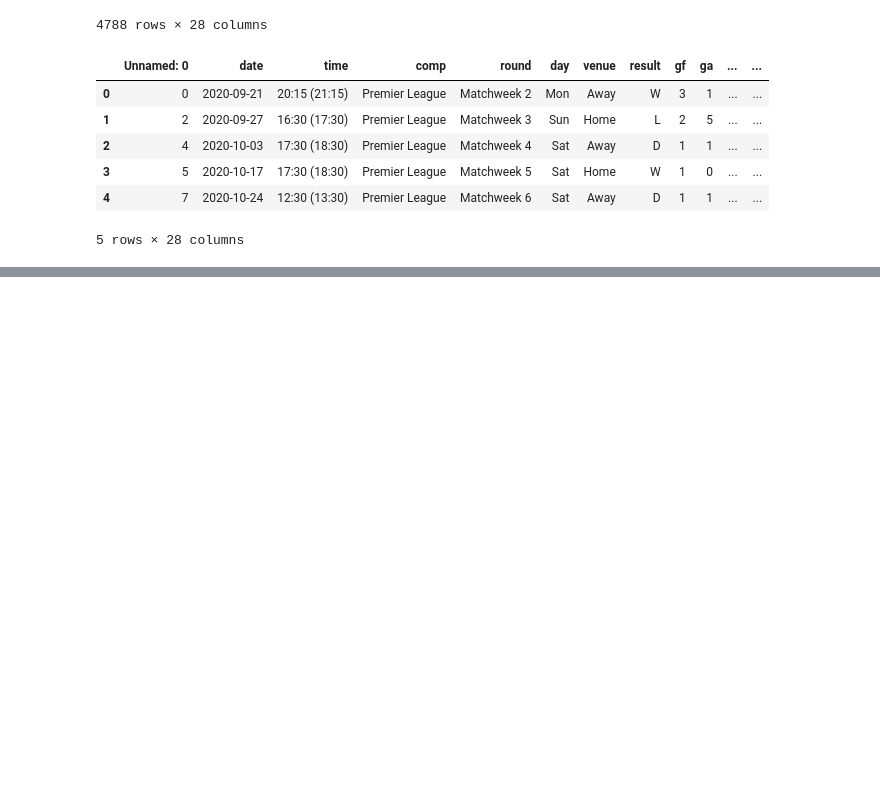
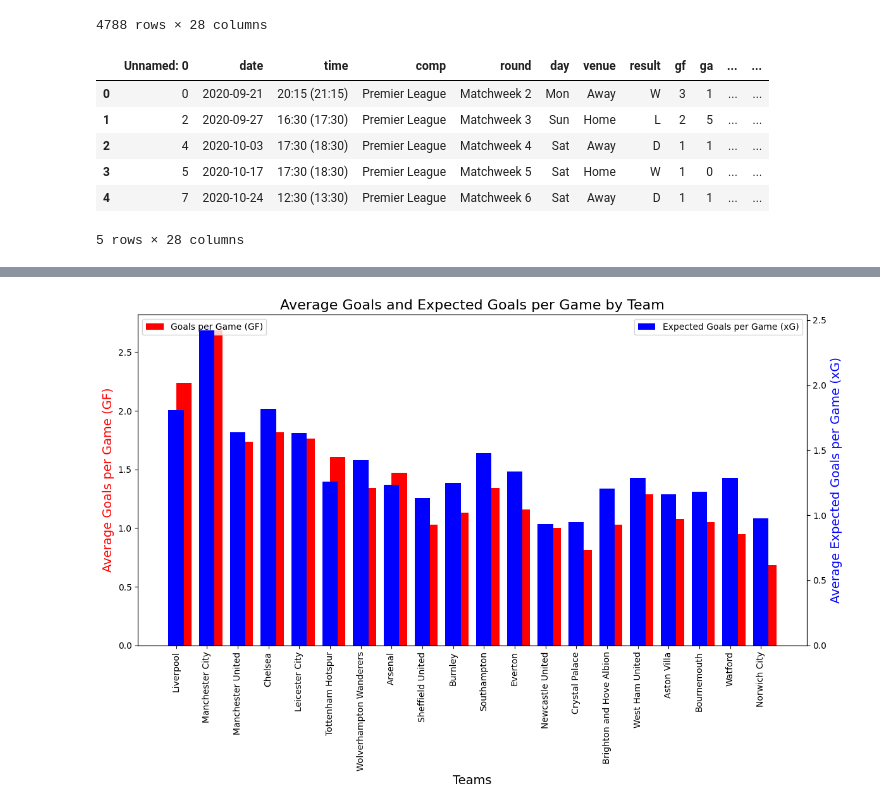
Before and after one commit to mfahadagri04/PremierLeague_DS, a Jupyter notebook: PremierLeague.ipynb, the cells around one changed output, grey strips where cells are left out. Drawn from its saved outputs; the diff is of its cells as text; code cells hidden in the pictures; blank space fills up the shorter version.

Commit message:
Made first Visualization for season 19/20 on avg goals per game and average xG per game

```diff
--- a/PremierLeague.ipynb
+++ b/PremierLeague.ipynb
@@ -32,0 +128,2 @@ df.tail()
+# %%
+df = df.drop(columns="notes")
@@ -32,0 +164,3 @@ df.tail()
+# %%
+attendance_mean = df["attendance"].mean()
+df["attendance"].fillna(attendance_mean,inplace=True)
@@ -32,0 +189,3 @@ df.tail()
+# %%
+dist_mean = df["dist"].mean()
+df["dist"].fillna(dist_mean,inplace=True)
@@ -32,0 +201,6 @@ df.tail()
+# %%
+df_2020 = df[df["season"] == 2020]
+df_2021 = df[df["season"] == 2021]
+df_2022 = df[df["season"] == 2022]
+df_2023 = df[df["season"] == 2023]
+df_2024 = df[df["season"] == 2024]
@@ -32,0 +251,46 @@ df.tail()
+# %%
+# Scatter plot of GF/xG ratio for each team
+avg_goals_per_game = df_2020leaderboard['goals_scored'] / 38
+avg_xG_per_game = df_2020leaderboard['average_xG']
+
+# Create a temporary DataFrame for plotting
+temp_df = pd.DataFrame({
+    'Team': df_2020leaderboard['team'],
+    'Goals per Game (GF)': avg_goals_per_game,
+    'Expected Goals per Game (xG)': avg_xG_per_game
+})
+
+# Convert 'Team' column to string if it's not already
+temp_df['Team'] = temp_df['Team'].astype(str)
+
+# Set up the figure and axes
+fig, ax = plt.subplots(figsize=(12, 8))
+
+# Create a bar plot for goals per game
+bars1 = ax.bar(temp_df['Team'], temp_df['Goals per Game (GF)'], color='red', width=0.5, label='Goals per Game (GF)', align='edge')
+
+# Create a second y-axis for expected goals
+ax2 = ax.twinx()
+bars2 = ax2.bar(temp_df['Team'], temp_df['Expected Goals per Game (xG)'], color='blue', width=0.5, label='Expected Goals per Game (xG)', align='center')
+
+# Set labels
+ax.set_ylabel("Average Goals per Game (GF)", fontsize=14, color='red')
+ax2.set_ylabel("Average Expected Goals per Game (xG)", fontsize=14, color='blue')
+
+# Set title and x-label
+ax.set_title('Average Goals and Expected Goals per Game by Team', fontsize=16)
+ax.set_xlabel('Teams', fontsize=14)
+
+# Set x-ticks
+ax.set_xticks(temp_df['Team'])
+ax.set_xticklabels(temp_df['Team'], rotation=90)
+
+# Add legends
+ax.legend(loc='upper left')
+ax2.legend(loc='upper right')
+
+# Show the plot
+plt.tight_layout()
+plt.show()
+# %% [output]
+[figure, added]
```
Also changed, not shown: parts of 22 cells of this notebook.
